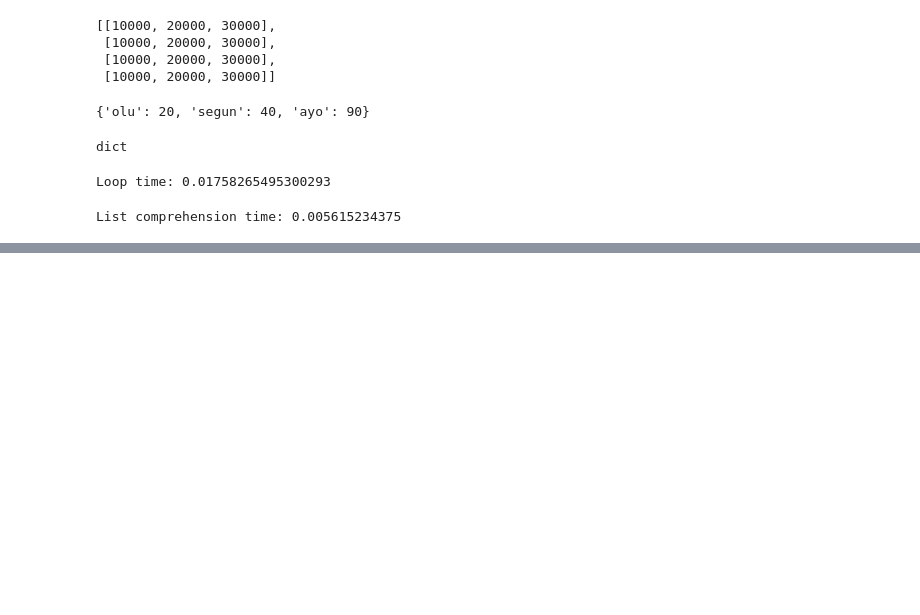
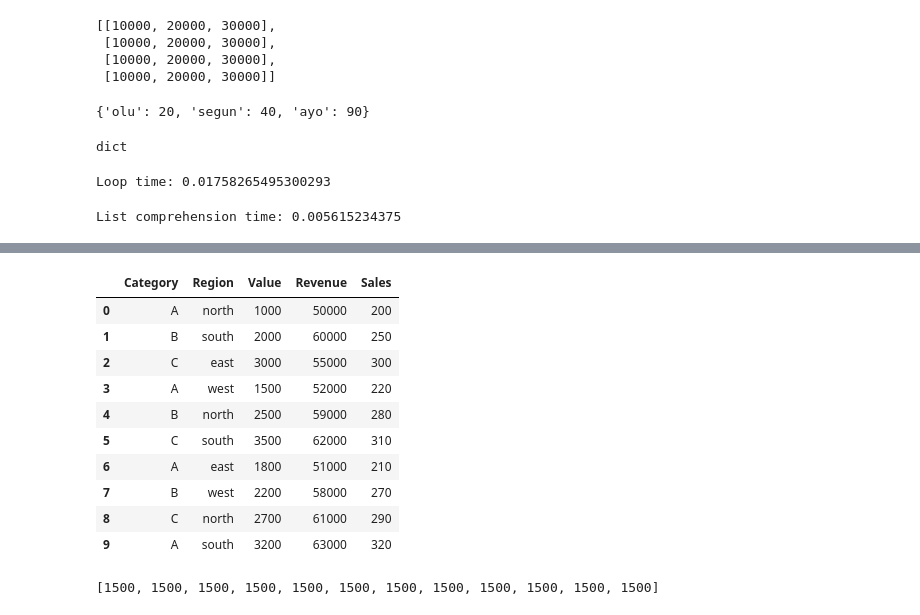
Before and after one commit to TeslimAdeyanju/studynote1-Python-for-Finance-Data-Science-My-Learning-Journey, a Jupyter notebook: Python-Projects/python-self-practice-note.ipynb, the cells around one changed output, grey strips where cells are left out. Saved outputs shown, nothing was run; the diff lists cells and outputs as text; code cells hidden in the pictures; blank space fills up the shorter version.

```diff
--- a/Python-Projects/python-self-practice-note.ipynb
+++ b/Python-Projects/python-self-practice-note.ipynb
@@ -2891,3 +2891,15 @@ end = time.time()
 print("List comprehension time:", end - start)
 # %% [output]
 List comprehension time: 0.005615234375
+# %%
+import pandas as pd
+
+
+# Sample dataset with categorical and numerical features
+df = pd.DataFrame({
+    'Category': ['A', 'B', 'C', 'A', 'B', 'C', 'A', 'B', 'C', 'A'],
+    'Region': ['North', 'South', 'East', 'West', 'North', 'South', 'East', 'West', 'North', 'South'],
+    'Value': [1000, 2000, 3000, 1500, 2500, 3500, 1800, 2200, 2700, 3200],
+    'Revenue': [50000, 60000, 55000, 52000, 59000, 62000, 51000, 58000, 61000, 63000],
+    'Sales': [200, 250, 300, 220, 280, 310, 210, 270, 290, 320]
+})
@@ -2893,0 +2963,18 @@ List comprehension time: 0.005615234375
+# %%
+
+
+# Now convert Region to lowercase
+df['Region'] = [x.lower() for x in df['Region']]
+df
+# %% [output]
+|  | Category | Region | Value | Revenue | Sales |
+| 0 | A | north | 1000 | 50000 | 200 |
+| 1 | B | south | 2000 | 60000 | 250 |
+| 2 | C | east | 3000 | 55000 | 300 |
+| 3 | A | west | 1500 | 52000 | 220 |
+| 4 | B | north | 2500 | 59000 | 280 |
+| 5 | C | south | 3500 | 62000 | 310 |
+| 6 | A | east | 1800 | 51000 | 210 |
+| 7 | B | west | 2200 | 58000 | 270 |
+| 8 | C | north | 2700 | 61000 | 290 |
+| 9 | A | south | 3200 | 63000 | 320 |
@@ -2893,0 +2983,5 @@ List comprehension time: 0.005615234375
+# %%
+monthly_rent = [1500 for x in range(12)]
+monthly_rent
+# %% [output]
+[1500, 1500, 1500, 1500, 1500, 1500, 1500, 1500, 1500, 1500, 1500, 1500]
```
Also changed, not shown: parts of 8 cells of this notebook, 1 other file.
